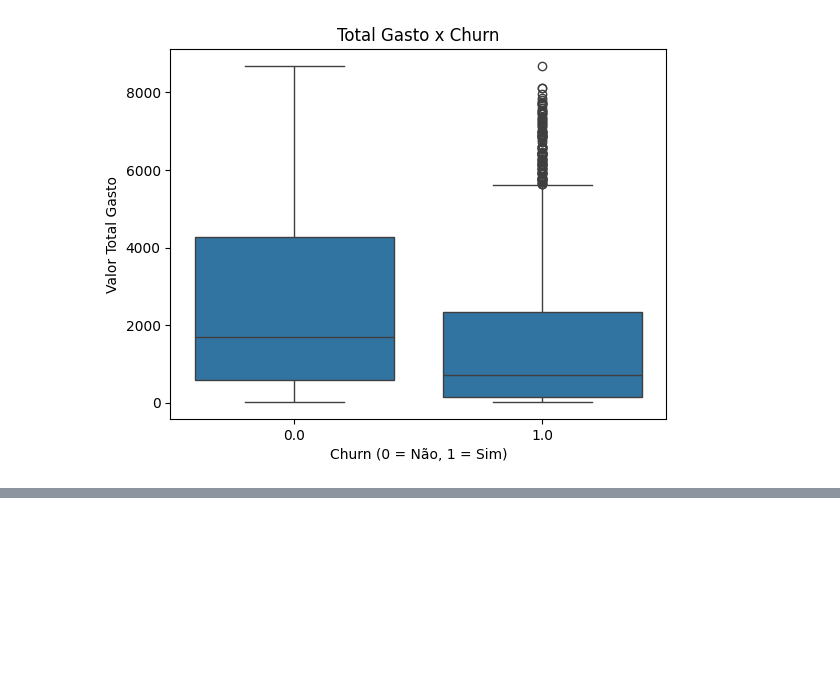
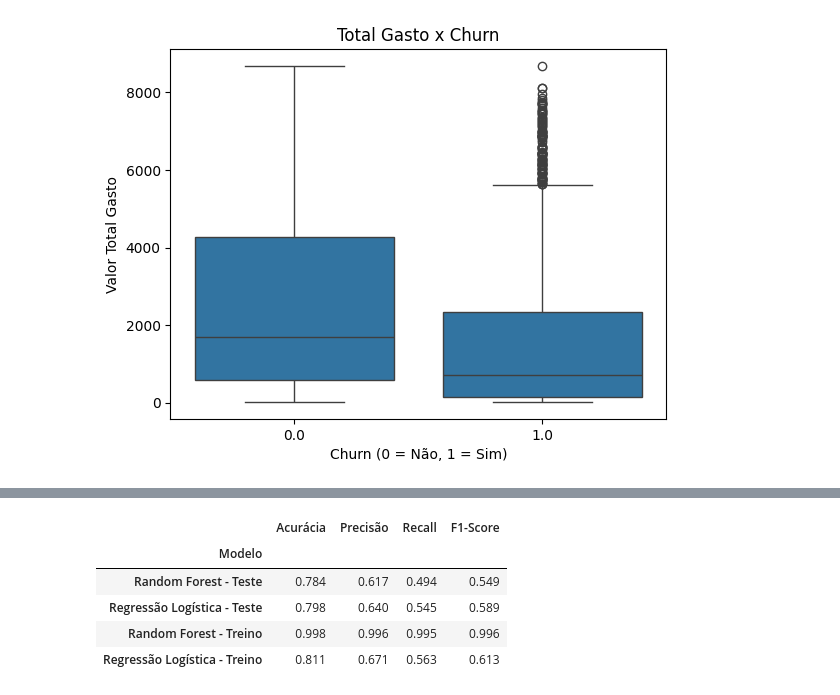
Before and after one commit to JCrpa/curso19_challenge_telecomX_analise_evasao_clientes_parte2, a Jupyter notebook: TelecomX_BR_parte2.ipynb, the cells around one changed output, grey strips where cells are left out. Cells and saved outputs as stored; diff of their text form; code cells hidden in the pictures; blank space fills up the shorter version.

Commit message:
etapa 3 - modelagem preditiva: separação de dados, criação de modelos, avaliação de modelos

```diff
--- a/TelecomX_BR_parte2.ipynb
+++ b/TelecomX_BR_parte2.ipynb
@@ -157,0 +184,15 @@ plt.show()
+# %%
+from sklearn.preprocessing import StandardScaler
+
+# Identificar colunas numéricas
+numericas = X.select_dtypes(include=['float64', 'int64']).columns.tolist()
+
+# Normalizar os dados para regressão logística
+scaler = StandardScaler()
+X_norm = X.copy()
+X_norm[numericas] = scaler.fit_transform(X_norm[numericas])
+
+# Dividir treino/teste com os dados normalizados
+Xn_train, Xn_test, yn_train, yn_test = train_test_split(
+    X_norm, y, test_size=0.3, random_state=42, stratify=y # proporção de 70% para treino e 30% para teste
+)
@@ -157,0 +201,5 @@ plt.show()
+# %%
+from sklearn.linear_model import LogisticRegression
+
+modelo_log = LogisticRegression(max_iter=1000, random_state=42)
+modelo_log.fit(Xn_train, yn_train)
@@ -157,0 +232,58 @@ plt.show()
+# %%
+from sklearn.metrics import (
+    accuracy_score, precision_score, recall_score, f1_score
+)
+import pandas as pd
+
+# Previsões dos dois modelos - TESTE
+y_pred_rf = modelo_rf.predict(X_test)
+y_pred_log = modelo_log.predict(Xn_test)
+
+# Previsões dos dois modelos - TREINO
+y_pred_rf_train = modelo_rf.predict(X_train)
+y_pred_log_train = modelo_log.predict(Xn_train)
+
+# Dicionários com as métricas principais - TESTE
+metricas_rf_test = {
+    'Modelo': 'Random Forest - Teste',
+    'Acurácia': accuracy_score(y_test, y_pred_rf),
+    'Precisão': precision_score(y_test, y_pred_rf),
+    'Recall': recall_score(y_test, y_pred_rf),
+    'F1-Score': f1_score(y_test, y_pred_rf)
+}
+
+metricas_log_test = {
+    'Modelo': 'Regressão Logística - Teste',
+    'Acurácia': accuracy_score(yn_test, y_pred_log),
+    'Precisão': precision_score(yn_test, y_pred_log),
+    'Recall': recall_score(yn_test, y_pred_log),
+    'F1-Score': f1_score(yn_test, y_pred_log)
+}
+
+
+# Dicionários com as métricas principais - TREINO
+metricas_rf_train = {
+    'Modelo': 'Random Forest - Treino',
+    'Acurácia': accuracy_score(y_train, y_pred_rf_train),
+    'Precisão': precision_score(y_train, y_pred_rf_train),
+    'Recall': recall_score(y_train, y_pred_rf_train),
+    'F1-Score': f1_score(y_train, y_pred_rf_train)
+}
+
+metricas_log_train = {
+    'Modelo': 'Regressão Logística - Treino',
+    'Acurácia': accuracy_score(yn_train, y_pred_log_train),
+    'Precisão': precision_score(yn_train, y_pred_log_train),
+    'Recall': recall_score(yn_train, y_pred_log_train),
+    'F1-Score': f1_score(yn_train, y_pred_log_train)
+}
+
+# Criar DataFrame com os dois modelos
+df_metricas = pd.DataFrame([metricas_rf_test, metricas_log_test, metricas_rf_train, metricas_log_train])
+df_metricas.set_index('Modelo', inplace=True)
+df_metricas = df_metricas.round(3)
+
+# Mostrar as métricas em tabela
+print("\n📊 Comparativo das Métricas Principais:")
+df_metricas
+# %% [output]
@@ -157,0 +291,6 @@ plt.show()
+|  | Acurácia | Precisão | Recall | F1-Score |
+| Modelo |  |  |  |  |
+| Random Forest - Teste | 0.784 | 0.617 | 0.494 | 0.549 |
+| Regressão Logística - Teste | 0.798 | 0.640 | 0.545 | 0.589 |
+| Random Forest - Treino | 0.998 | 0.996 | 0.995 | 0.996 |
+| Regressão Logística - Treino | 0.811 | 0.671 | 0.563 | 0.613 |
```
Also changed, not shown: parts of 22 cells of this notebook.
